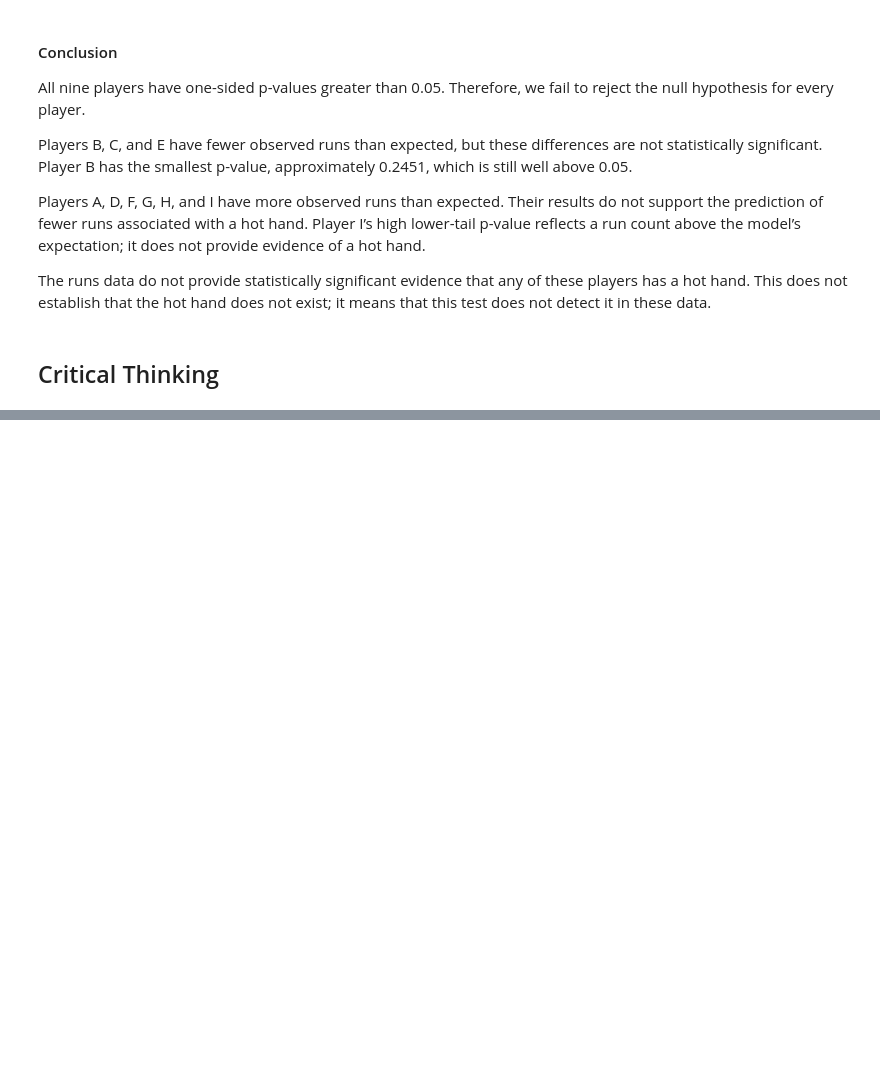
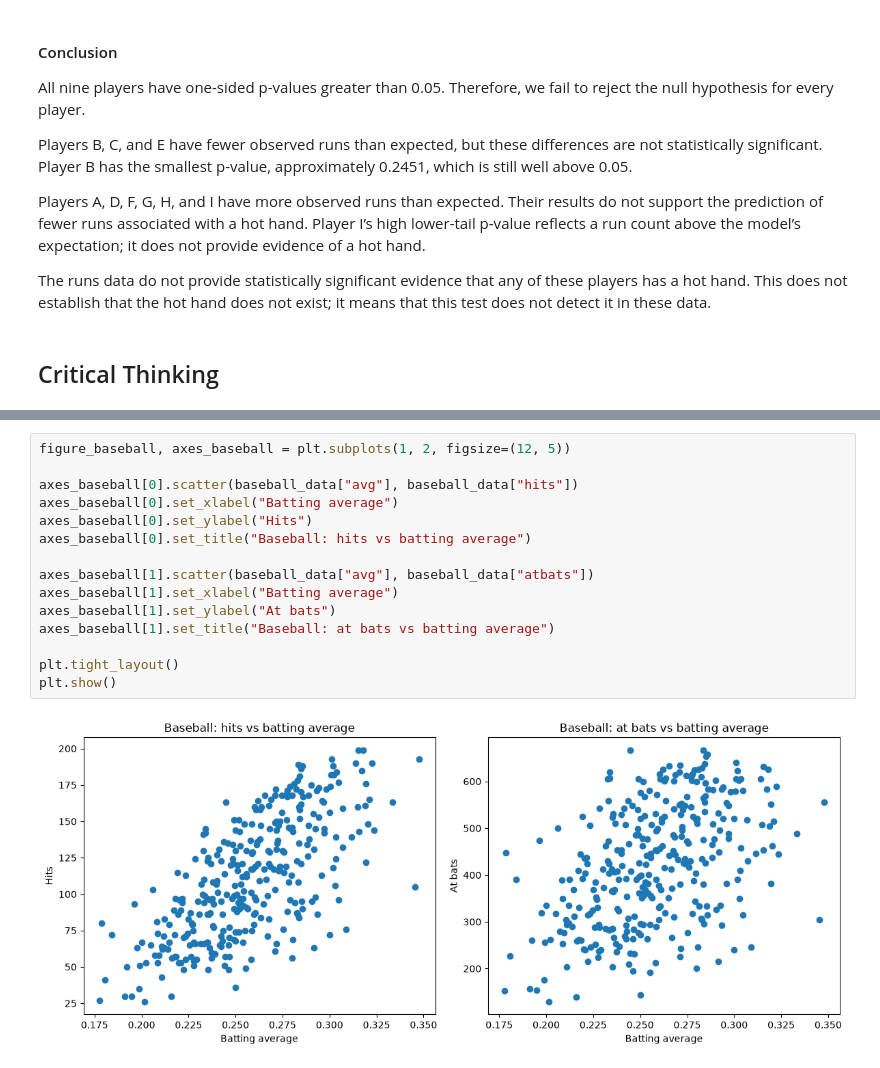
Before and after one commit to rsm-haz161/MGTA453-CaseStudy, a Jupyter notebook: HH/Hot_Hand.ipynb, the cells around one changed output, grey strips where cells are left out. Cells and saved outputs as stored; diff of their text form; blank space fills up the shorter version.

```diff
--- a/HH/Hot Hand.ipynb
+++ b/HH/Hot_Hand.ipynb
@@ -581,0 +618,17 @@ The runs data do not provide statistically significant evidence that any of thes
+# %%
+figure_baseball, axes_baseball = plt.subplots(1, 2, figsize=(12, 5))
+
+axes_baseball[0].scatter(baseball_data["avg"], baseball_data["hits"])
+axes_baseball[0].set_xlabel("Batting average")
+axes_baseball[0].set_ylabel("Hits")
+axes_baseball[0].set_title("Baseball: hits vs batting average")
+
+axes_baseball[1].scatter(baseball_data["avg"], baseball_data["atbats"])
+axes_baseball[1].set_xlabel("Batting average")
+axes_baseball[1].set_ylabel("At bats")
+axes_baseball[1].set_title("Baseball: at bats vs batting average")
+
+plt.tight_layout()
+plt.show()
+# %% [output]
+[figure, added]
```
Also changed, not shown: parts of 7 cells of this notebook.
